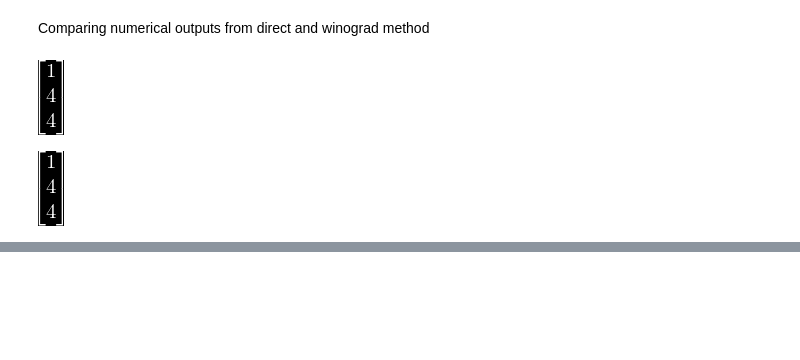
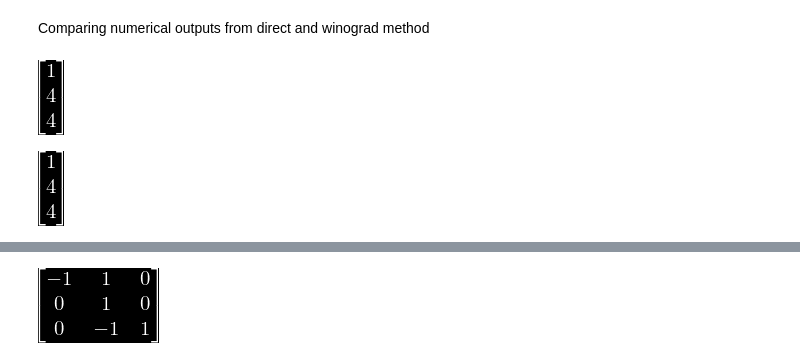
Before and after one commit to tarsioonofrio/fast-convolution-rtl, a Jupyter notebook: notebooks/blahut5.2toom-cook.ipynb, the cells around one changed output, grey strips where cells are left out. Drawn from its saved outputs; the diff is of its cells as text; code cells hidden in the pictures; blank space fills up the shorter version.

```diff
--- a/notebooks/blahut5.2toom-cook.ipynb
+++ b/notebooks/blahut5.2toom-cook.ipynb
@@ -218,0 +228,4 @@ se.subs(subs)
+# %%
+c.T
+# %% [output]
+[figure, added]
```
Also changed, not shown: parts of 11 cells of this notebook, 5 other files.
